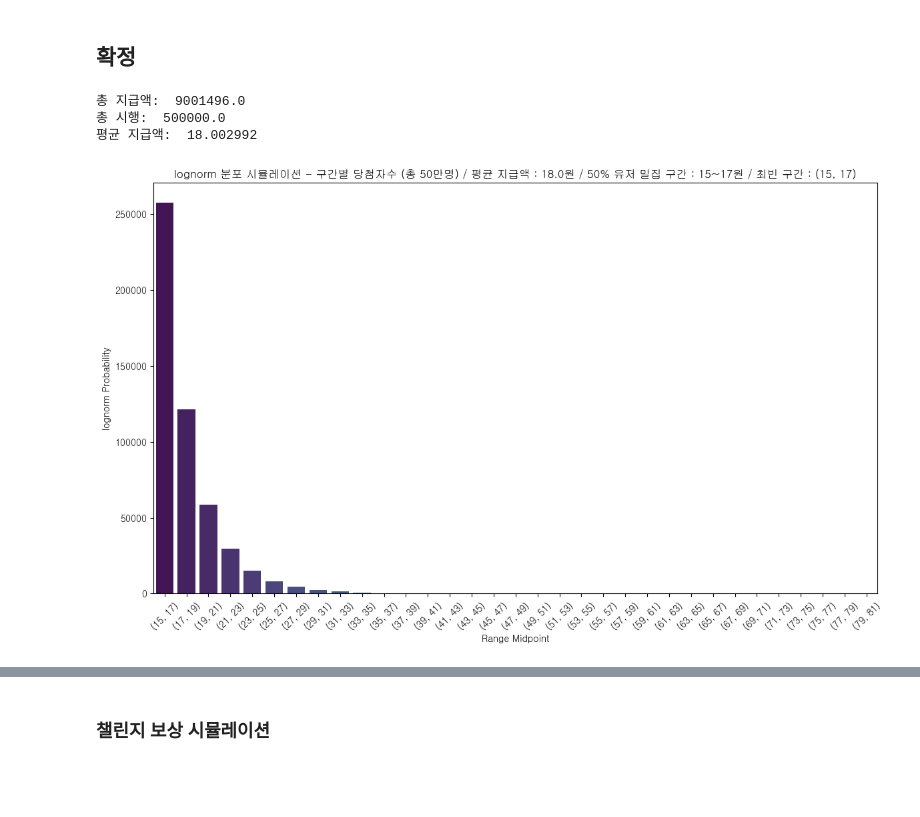
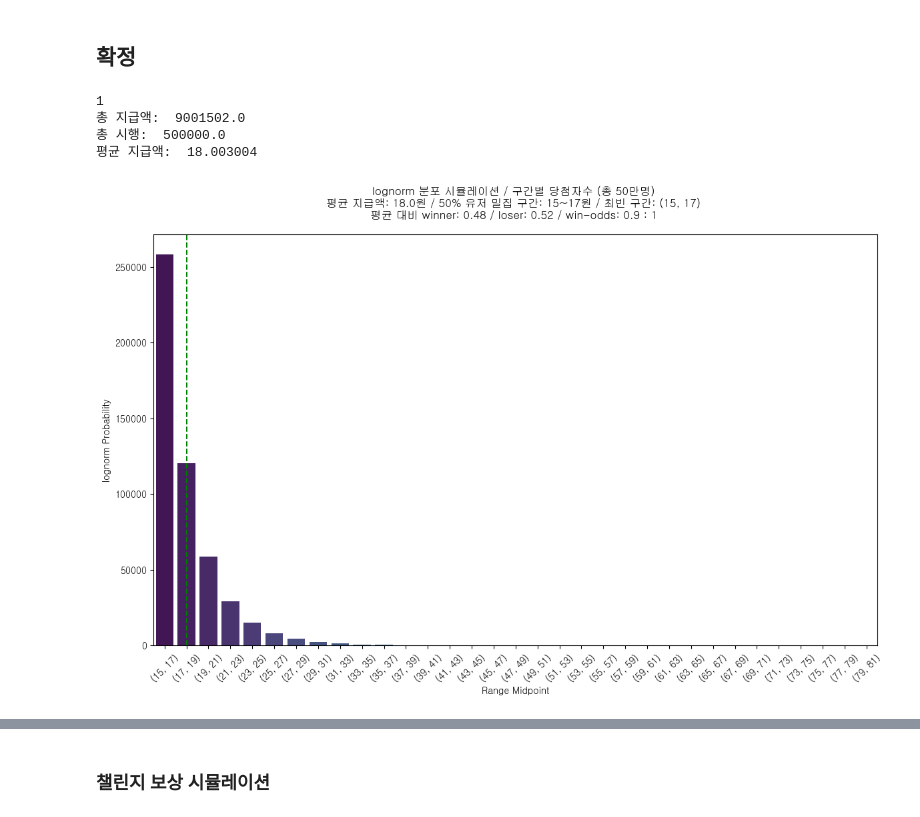
Before and after one commit to skadudd/bayes-ABtest, a Jupyter notebook: game_design.ipynb, the cells around one changed output, grey strips where cells are left out. Saved outputs shown, nothing was run; the diff lists cells and outputs as text; code cells hidden in the pictures; blank space fills up the shorter version.

```diff
--- a/game_design.ipynb
+++ b/game_design.ipynb
@@ -864,7 +864,11 @@ def get_sim(profit_range,exp_probability,gamma_probability,lognorm_probability,n
     df['sim_profit'] = sim_profit
 
     total_expected_payout = np.sum(sim_profit)
-
+    mean_payout = round(total_expected_payout/df.sim_win_counts.sum(),2)
+    winners_counts = round(df[df['range_mid']>=mean_payout].sim_win_counts.sum())
+    losers_counts = round(df.sim_win_counts.sum() - winners_counts)
+    closest_index = np.abs(df['range_mid'] - mean_payout).idxmin()
+    print(closest_index)
     print("총 지급액: ",total_expected_payout)
     print("총 시행: ",df.sim_win_counts.sum())
     print("평균 지급액: ",total_expected_payout/df.sim_win_counts.sum())
@@ -874,44 +878,21 @@ def get_sim(profit_range,exp_probability,gamma_probability,lognorm_probability,n
     # min_range_low, max_range_high = min(min_range), max(max_range)
     min_range_key = df[df['range']==min_range_key].index.values[0]
     max_range_key = df[df['range']==max_range_key].index.values[0]
+
     plt.figure(figsize=(14, 8))
     plt.fill_betweenx(y=[0, max(df['sim_win_counts'])], x1=min_range_key, x2=max_range_key, color='red', alpha=0.1)
     sns.barplot(x='range', y='sim_win_counts', data=df, palette='viridis')
-    plt.title(f'{sim_dist} 분포 시뮬레이션 - 구간별 당첨자수 (총 {round(df.sim_win_counts.sum().astype(int) / 10000)}만명) / 평균 지급액 : {round(total_expected_payout/df.sim_win_counts.sum(),2)}원 / 50% 유저 밀집 구간 : {min_range}~{max_range}원 / 최빈 구간 : {high_prob_interval}')
+    plt.title(f'{sim_dist} 분포 시뮬레이션 / 구간별 당첨자수 (총 {round(df.sim_win_counts.sum().astype(int) / 10000)}만명) \n'
+            f'평균 지급액: {round(total_expected_payout/df.sim_win_counts.sum(), 2)}원 / 50% 유저 밀집 구간: {min_range}~{max_range}원 / 최빈 구간: {high_prob_interval} \n'
+            f'평균 대비 winner: {round(winners_counts/df.sim_win_counts.sum(), 2)} / loser: {round(losers_counts/df.sim_win_counts.sum(), 2)} / win-odds: {round((winners_counts/df.sim_win_counts.sum())/(losers_counts/df.sim_win_counts.sum()), 1)} : 1 \n')
+
     plt.xlabel('Range Midpoint')
     plt.ylabel(f'{sim_dist} Probability')
+
+    plt.axvline(x=closest_index, color='g', linestyle='--')
     plt.xticks(rotation=45)  # x축 레이블 회전
 
     return df
-
-### 최다분포 확률구간 검색
-# def find_central_range(intervals, probabilities):
-#     # 가장 확률이 높은 구간 찾기
-#     max_prob_index = probabilities.index(max(probabilities))
-#     high_prob_interval = intervals[max_prob_index]
-
-#     # 전체 확률 분포에서 가장 높은 구간을 중심으로 전후 50% 범위 찾기
-#     total_prob = sum(probabilities)
-#     half_prob = total_prob / 2
-#     accumulated_prob = 0
-#     central_range_indices = []
-
-#     for i, prob in enumerate(probabilities):
-#         accumulated_prob += prob
-#         if accumulated_prob >= half_prob:
-#             central_range_indices.append(i)
-#             if accumulated_prob - prob / 2 >= half_prob:
-#                 break  # 절반을 넘기 시작하는 구간이면 멈춤
-#         else:
-#             central_range_indices.append(i)
-
-#     # 중심 구간의 최소값과 최대값 찾기
-#     min_range = intervals[min(central_range_indices)][0]  # 최소 구간의 최소값
-#     max_range = intervals[max(central_range_indices)][1]
-#     min_range_key = intervals[min(central_range_indices)]
-#     max_range_key = intervals[max(central_range_indices)]
-
-#     return min_range, max_range,min_range_key,max_range_key,high_prob_interval
 
 #######
 ### 최다분포 확률구간 검색
@@ -941,36 +922,37 @@ def find_central_range(intervals, probabilities):
     high_prob_index = probabilities.index(max(probabilities))
     high_prob_interval = intervals[high_prob_index]
 
     return min_range, max_range, intervals[min_index], intervals[max_index], high_prob_interval
 ######
 
 
 #### 클래스 인스턴스 생성 및 시뮬레이션 실행라인
 # 매개변수 정의
 gotcha_game = Gotcha(start=15, end=81, interval_range=2,
                      input_mean_value=5, #exp & all
                      num_simulations=500000,
                      alpha=8,#gamma
                      sigma=0.5 #log-norm
                      )
 
 profit_range = gotcha_game.set_range()
 exp_probability = gotcha_game.get_exp_distribution_probability()
 gamma_probability = gotcha_game.get_gamma_distribution_probability()
 lognorm_probability = gotcha_game.get_lognorm_distribution_probability()
 num_of_trials_needs = gotcha_game.get_num_trials()
 
 sim_dist = 'lognorm' #'exp', 'gamma','lognorm'
 win_counts,win_rates = gotcha_game.get_simulated_result(sim_dist)
 
 ### 클래스 인스턴스 외, 실행 라인
 
 df = get_sim(profit_range,exp_probability,gamma_probability,lognorm_probability,num_of_trials_needs,win_counts,win_rates,sim_dist)
 # %% [output]
-총 지급액:  9001496.0
+1
+총 지급액:  9001502.0
 총 시행:  500000.0
-평균 지급액:  18.002992
+평균 지급액:  18.003004
-[figure, old version]
+[figure, new version]
 # %%
 gotcha_game = Gotcha(start=10, end=100, interval_range=2,
                      input_mean_value=12, #exp & all
```
Also changed, not shown: parts of 12 cells of this notebook.
